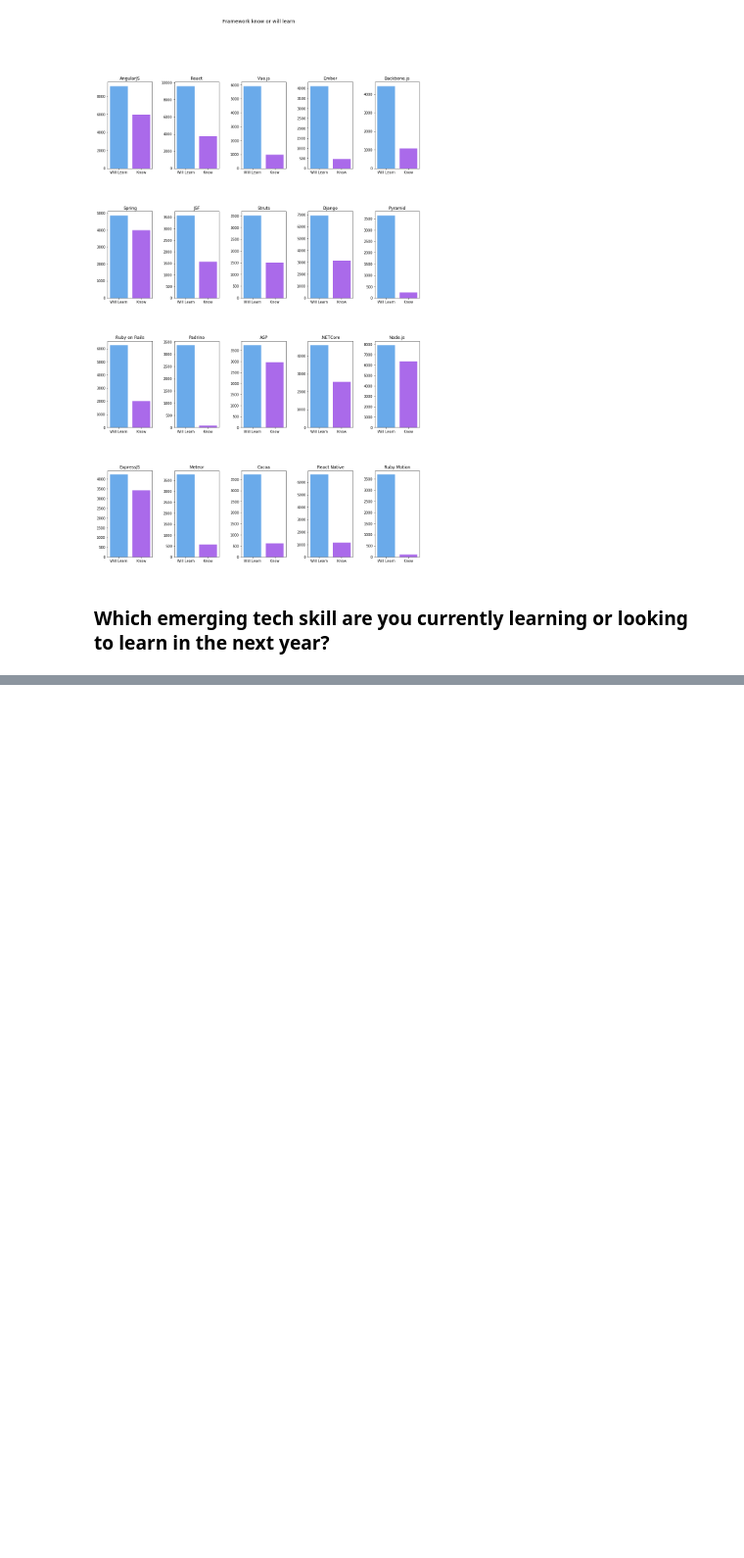
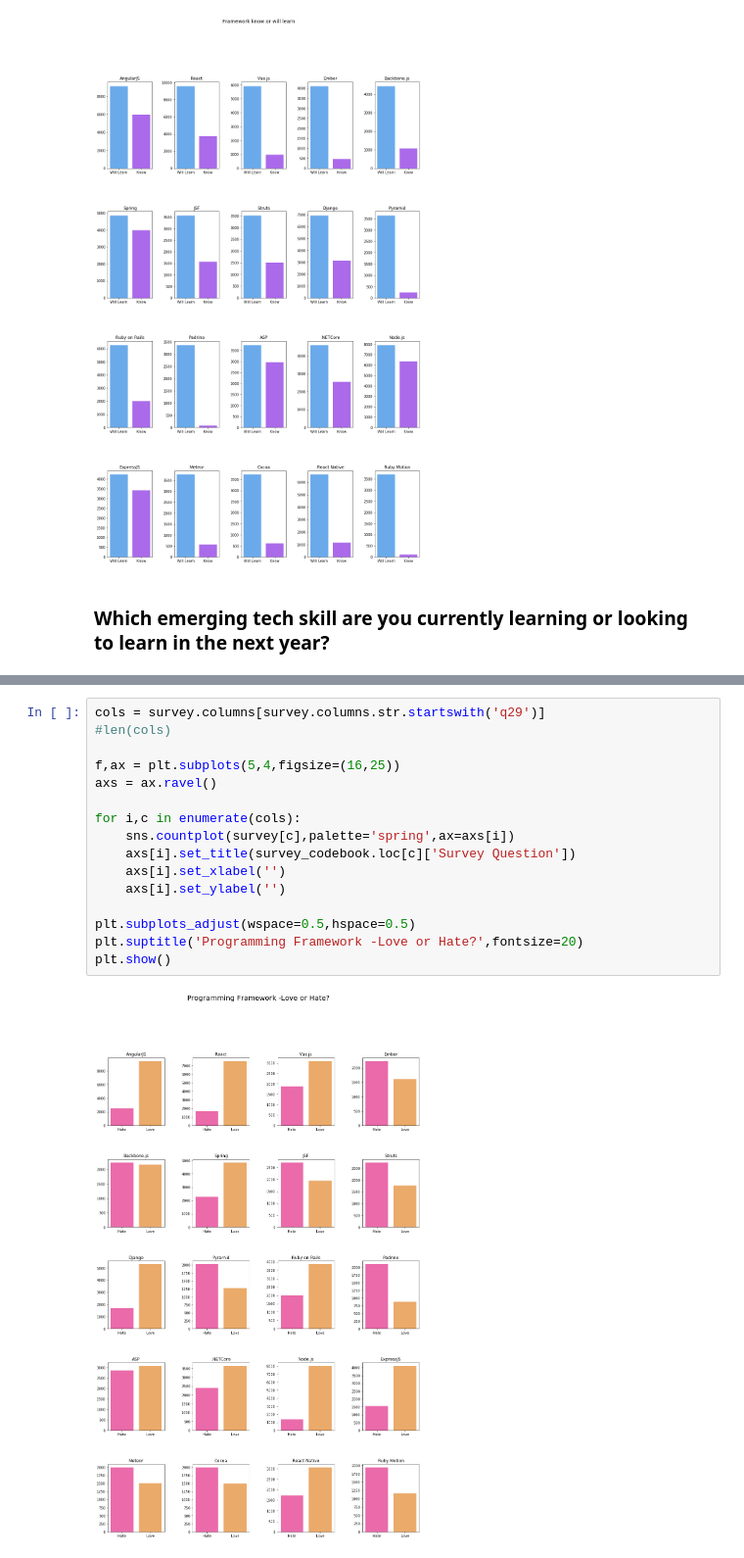
Before and after one commit to bipin2295/Developer-Survey, a Jupyter notebook: HackerrankAnalysis.ipynb, the cells around one changed output, grey strips where cells are left out. Shown at 98% size. Saved outputs shown, nothing was run; the diff lists cells and outputs as text; blank space fills up the shorter version.

```diff
--- a/HackerrankAnalysis.ipynb
+++ b/HackerrankAnalysis.ipynb
@@ -616,0 +604,18 @@ plt.show()
+# %%
+cols = survey.columns[survey.columns.str.startswith('q29')]
+#len(cols)
+
+f,ax = plt.subplots(5,4,figsize=(16,25))
+axs = ax.ravel()
+
+for i,c in enumerate(cols):
+    sns.countplot(survey[c],palette='spring',ax=axs[i])
+    axs[i].set_title(survey_codebook.loc[c]['Survey Question'])
+    axs[i].set_xlabel('')
+    axs[i].set_ylabel('')
+
+plt.subplots_adjust(wspace=0.5,hspace=0.5)
+plt.suptitle('Programming Framework -Love or Hate?',fontsize=20)
+plt.show()
+# %% [output]
+[figure, added]
```
Also changed, not shown: parts of 17 cells of this notebook.
